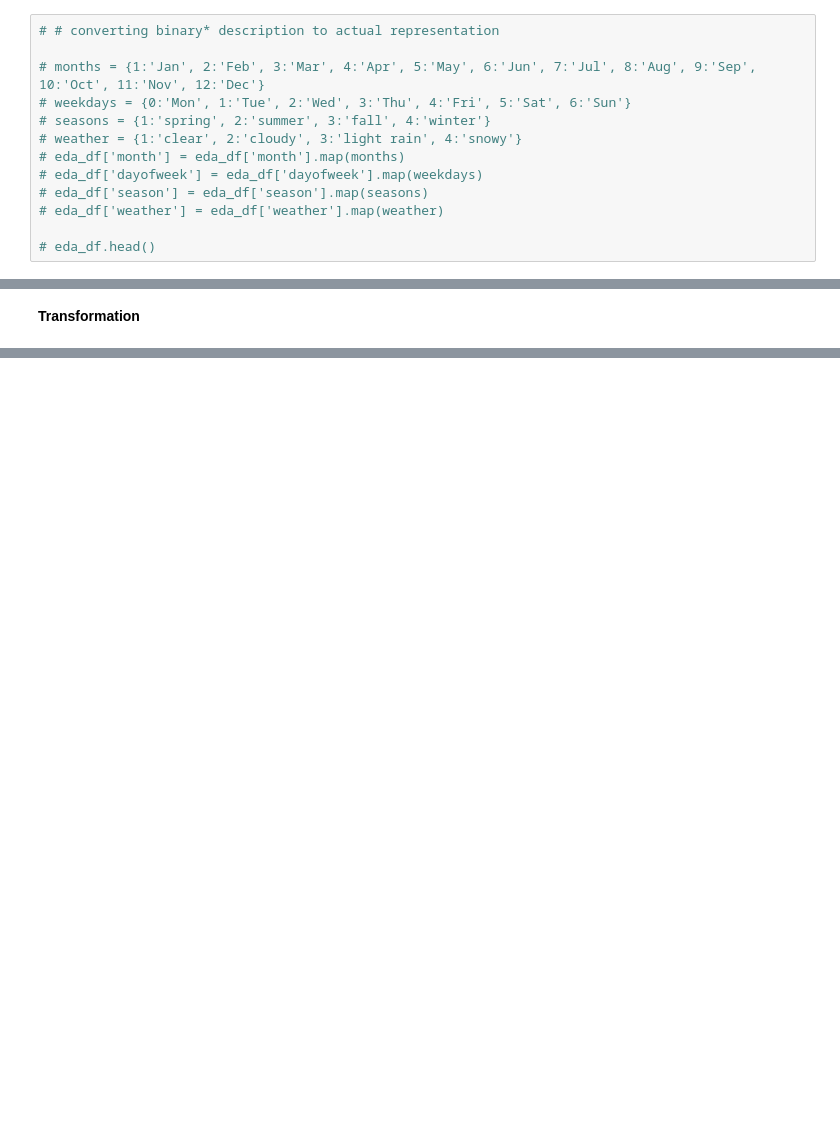
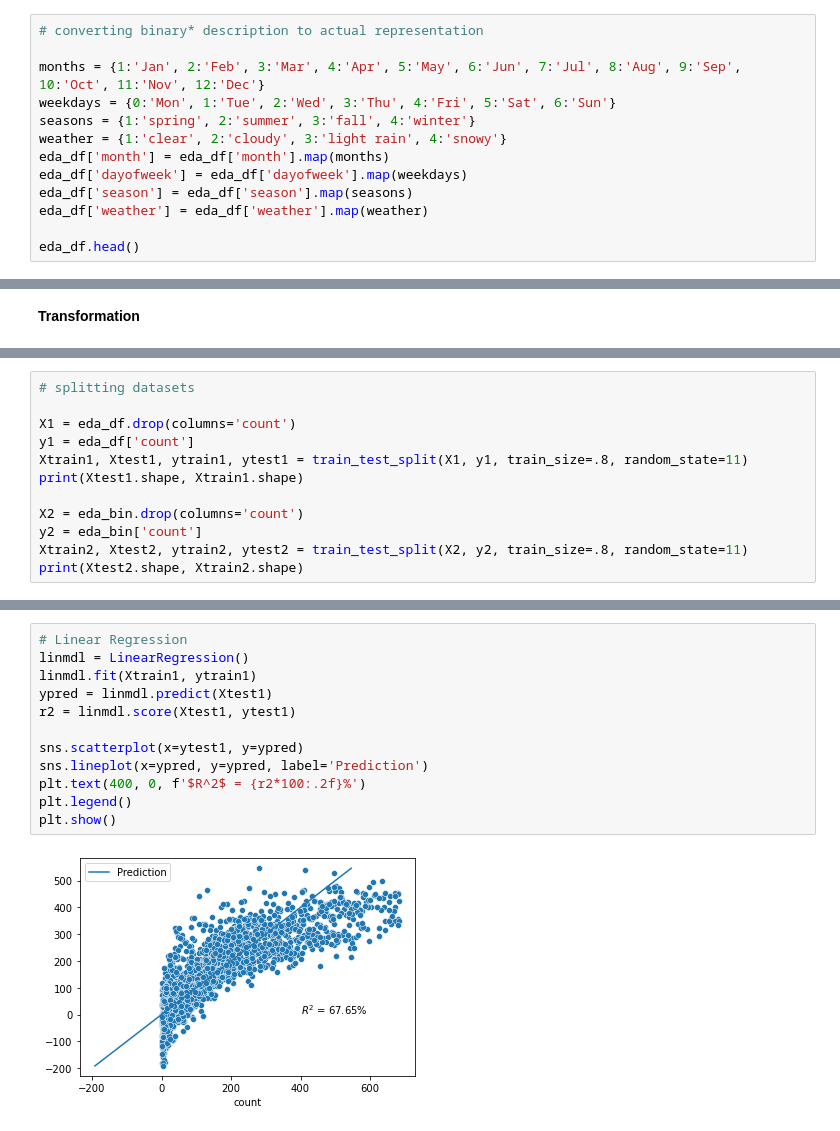
Before and after one commit to annan92419/GaState, a Jupyter notebook: grad_projects/CSC6780 - Data Science/project_main.ipynb, the cells around one changed output, grey strips where cells are left out. Drawn from its saved outputs; the diff is of its cells as text; blank space fills up the shorter version.

```diff
--- a/grad_projects/CSC6780 - Data Science/project_main.ipynb
+++ b/grad_projects/CSC6780 - Data Science/project_main.ipynb
@@ -116,13 +159,13 @@ plt.clf()
 # %%
-# # converting binary* description to actual representation
+# converting binary* description to actual representation
 
-# months = {1:'Jan', 2:'Feb', 3:'Mar', 4:'Apr', 5:'May', 6:'Jun', 7:'Jul', 8:'Aug', 9:'Sep', 10:'Oct', 11:'Nov', 12:'Dec'}
-# weekdays = {0:'Mon', 1:'Tue', 2:'Wed', 3:'Thu', 4:'Fri', 5:'Sat', 6:'Sun'}
-# seasons = {1:'spring', 2:'summer', 3:'fall', 4:'winter'}
-# weather = {1:'clear', 2:'cloudy', 3:'light rain', 4:'snowy'}
-# eda_df['month'] = eda_df['month'].map(months)
-# eda_df['dayofweek'] = eda_df['dayofweek'].map(weekdays)
-# eda_df['season'] = eda_df['season'].map(seasons)
-# eda_df['weather'] = eda_df['weather'].map(weather)
+months = {1:'Jan', 2:'Feb', 3:'Mar', 4:'Apr', 5:'May', 6:'Jun', 7:'Jul', 8:'Aug', 9:'Sep', 10:'Oct', 11:'Nov', 12:'Dec'}
+weekdays = {0:'Mon', 1:'Tue', 2:'Wed', 3:'Thu', 4:'Fri', 5:'Sat', 6:'Sun'}
+seasons = {1:'spring', 2:'summer', 3:'fall', 4:'winter'}
+weather = {1:'clear', 2:'cloudy', 3:'light rain', 4:'snowy'}
+eda_df['month'] = eda_df['month'].map(months)
+eda_df['dayofweek'] = eda_df['dayofweek'].map(weekdays)
+eda_df['season'] = eda_df['season'].map(seasons)
+eda_df['weather'] = eda_df['weather'].map(weather)
 
-# eda_df.head()
+eda_df.head()
@@ -429,0 +595,12 @@ plt.show()
+# %%
+# splitting datasets
+
+X1 = eda_df.drop(columns='count')
+y1 = eda_df['count']
+Xtrain1, Xtest1, ytrain1, ytest1 = train_test_split(X1, y1, train_size=.8, random_state=11)
+print(Xtest1.shape, Xtrain1.shape)
+
+X2 = eda_bin.drop(columns='count')
+y2 = eda_bin['count']
+Xtrain2, Xtest2, ytrain2, ytest2 = train_test_split(X2, y2, train_size=.8, random_state=11)
+print(Xtest2.shape, Xtrain2.shape)
@@ -429,0 +614,14 @@ plt.show()
+# %%
+# Linear Regression
+linmdl = LinearRegression()
+linmdl.fit(Xtrain1, ytrain1)
+ypred = linmdl.predict(Xtest1)
+r2 = linmdl.score(Xtest1, ytest1)
+
+sns.scatterplot(x=ytest1, y=ypred)
+sns.lineplot(x=ypred, y=ypred, label='Prediction')
+plt.text(400, 0, f'$R^2$ = {r2*100:.2f}%')
+plt.legend()
+plt.show()
+# %% [output]
+[figure, added]
```
Also changed, not shown: parts of 38 cells of this notebook.
